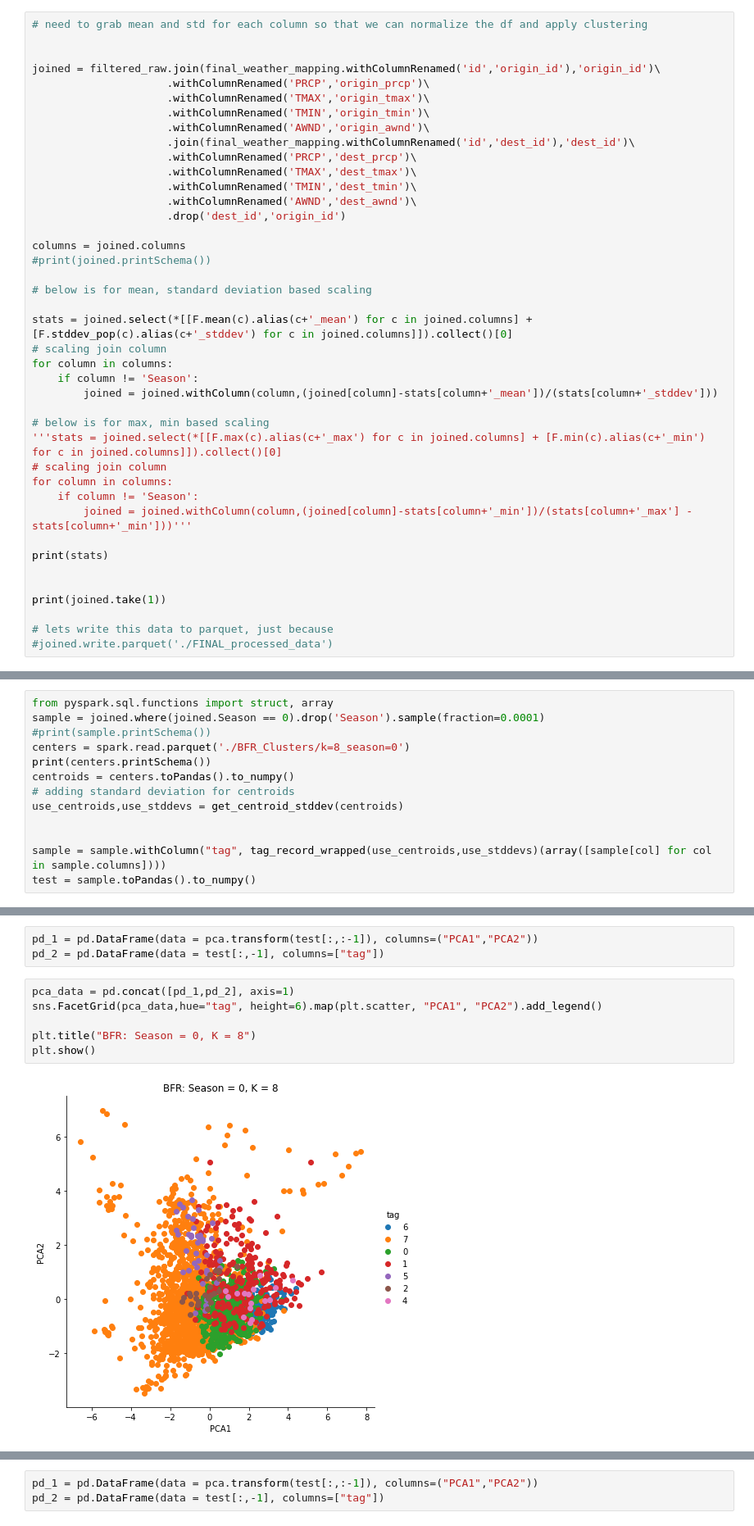
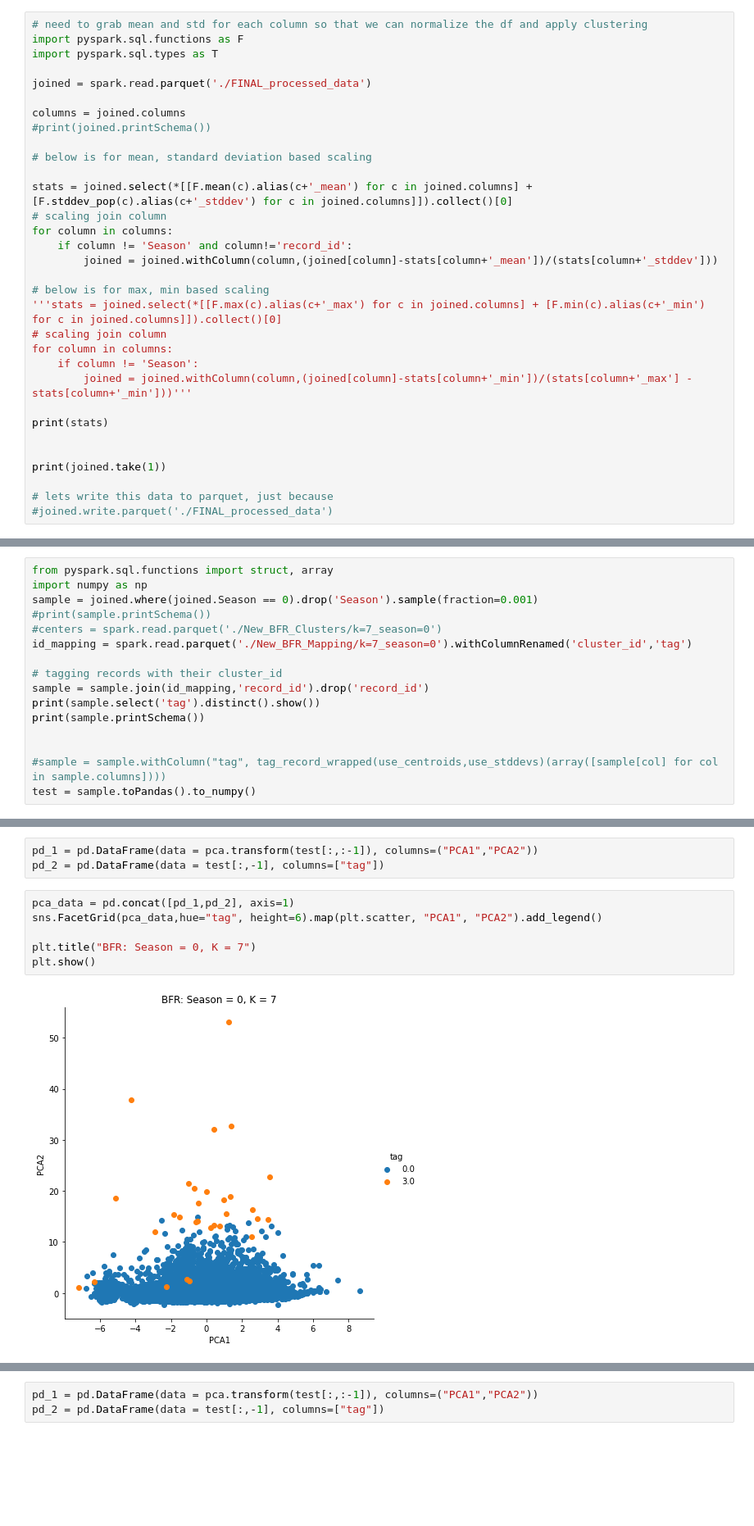
Before and after one commit to vishal929/Massive-Data-CS543, a Jupyter notebook: pcr_bfr.ipynb, the cells around one changed output, grey strips where cells are left out. Shown: that part at 82% size. Drawn from its saved outputs; the diff is of its cells as text; blank space fills up the shorter version.

Commit message:
update pcr graphs for BFR

```diff
--- a/pcr_bfr.ipynb
+++ b/pcr_bfr.ipynb
@@ -211,18 +3,9 @@ filtered_raw = filtered_raw\
 # %%
 # need to grab mean and std for each column so that we can normalize the df and apply clustering
+import pyspark.sql.functions as F
+import pyspark.sql.types as T
 
-
-joined = filtered_raw.join(final_weather_mapping.withColumnRenamed('id','origin_id'),'origin_id')\
-                     .withColumnRenamed('PRCP','origin_prcp')\
-                     .withColumnRenamed('TMAX','origin_tmax')\
-                     .withColumnRenamed('TMIN','origin_tmin')\
-                     .withColumnRenamed('AWND','origin_awnd')\
-                     .join(final_weather_mapping.withColumnRenamed('id','dest_id'),'dest_id')\
-                     .withColumnRenamed('PRCP','dest_prcp')\
-                     .withColumnRenamed('TMAX','dest_tmax')\
-                     .withColumnRenamed('TMIN','dest_tmin')\
-                     .withColumnRenamed('AWND','dest_awnd')\
-                     .drop('dest_id','origin_id')
+joined = spark.read.parquet('./FINAL_processed_data')
 
 columns = joined.columns
 #print(joined.printSchema())
@@ -232,7 +15,7 @@ columns = joined.columns
 stats = joined.select(*[[F.mean(c).alias(c+'_mean') for c in joined.columns] + [F.stddev_pop(c).alias(c+'_stddev') for c in joined.columns]]).collect()[0]
 # scaling join column
 for column in columns:
-    if column != 'Season':
+    if column != 'Season' and column!='record_id':
         joined = joined.withColumn(column,(joined[column]-stats[column+'_mean'])/(stats[column+'_stddev']))
 
 # below is for max, min based scaling
@@ -298,14 +42,17 @@ def get_centroid_stddev(centroids):
 # %%
 from pyspark.sql.functions import struct, array
-sample = joined.where(joined.Season == 0).drop('Season').sample(fraction=0.0001)
+import numpy as np
+sample = joined.where(joined.Season == 0).drop('Season').sample(fraction=0.001)
 #print(sample.printSchema())
-centers = spark.read.parquet('./BFR_Clusters/k=8_season=0')
-print(centers.printSchema())
-centroids = centers.toPandas().to_numpy()
-# adding standard deviation for centroids
-use_centroids,use_stddevs = get_centroid_stddev(centroids)
+#centers = spark.read.parquet('./New_BFR_Clusters/k=7_season=0')
+id_mapping = spark.read.parquet('./New_BFR_Mapping/k=7_season=0').withColumnRenamed('cluster_id','tag')
+
+# tagging records with their cluster_id
+sample = sample.join(id_mapping,'record_id').drop('record_id')
+print(sample.select('tag').distinct().show())
+print(sample.printSchema())
 
 
-sample = sample.withColumn("tag", tag_record_wrapped(use_centroids,use_stddevs)(array([sample[col] for col in sample.columns])))
+#sample = sample.withColumn("tag", tag_record_wrapped(use_centroids,use_stddevs)(array([sample[col] for col in sample.columns])))
 test = sample.toPandas().to_numpy()
 # %% [output]
@@ -337,9 +91,9 @@ pd_2 = pd.DataFrame(data = test[:,-1], columns=["tag"])
 # %%
 pca_data = pd.concat([pd_1,pd_2], axis=1)
 sns.FacetGrid(pca_data,hue="tag", height=6).map(plt.scatter, "PCA1", "PCA2").add_legend()
 
-plt.title("BFR: Season = 0, K = 8")
+plt.title("BFR: Season = 0, K = 7")
 plt.show()
 # %% [output]
-[figure, old version]
+[figure, new version]
 # %% [markdown]
```
Also changed, not shown: parts of 26 cells of this notebook.
